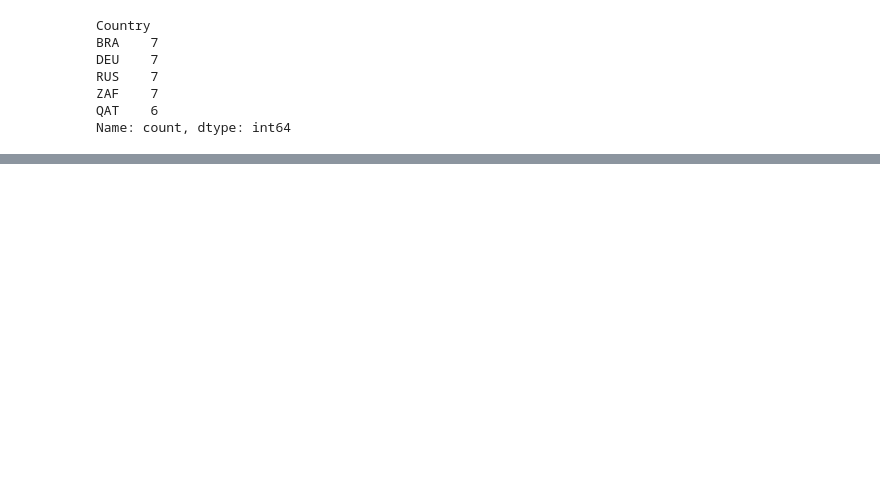
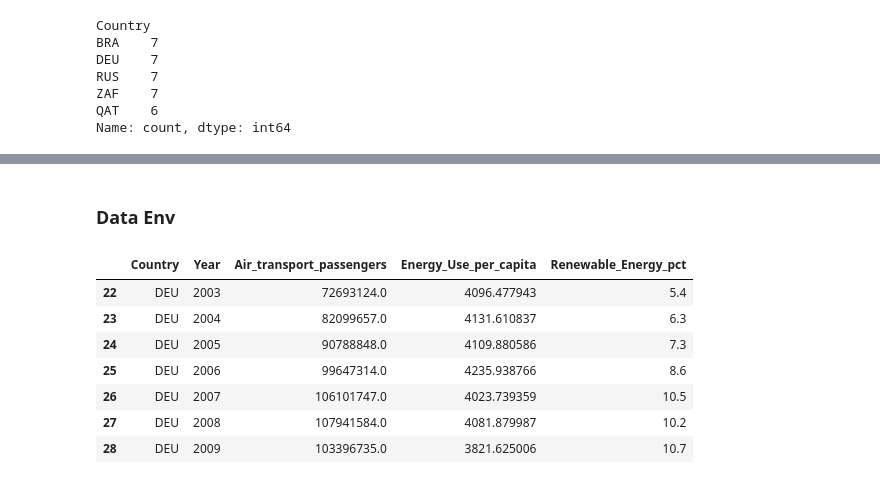
Before and after one commit to hajaraitlachgar/Impact_CDM, a Jupyter notebook: notebooks/Nettoyage.ipynb, the cells around one changed output, grey strips where cells are left out. Drawn from its saved outputs; the diff is of its cells as text; code cells hidden in the pictures; blank space fills up the shorter version.

```diff
--- a/notebooks/Nettoyage.ipynb
+++ b/notebooks/Nettoyage.ipynb
@@ -123,3 +123,20 @@ dtype: int64
 les doublants dans le dataset économique : 0
 # %%
 dfEco.to_csv('../Data Clean/cleaned_economic_world_cup_data.csv', index=False)
+# %% [markdown]
+### Data Env
+# %%
+#  Germany => [2003;2009]
+
+germny_data = dfEnv[dfEnv['Country'] == 'DEU']
+germny_data = germny_data[(germny_data['Year'] >= 2003) & (germny_data['Year'] <= 2009)]
+germny_data
+# %% [output]
+|  | Country | Year | Air_transport_passengers | Energy_Use_per_capita | Renewable_Energy_pct |
+| 22 | DEU | 2003 | 72693124.0 | 4096.477943 | 5.4 |
+| 23 | DEU | 2004 | 82099657.0 | 4131.610837 | 6.3 |
+| 24 | DEU | 2005 | 90788848.0 | 4109.880586 | 7.3 |
+| 25 | DEU | 2006 | 99647314.0 | 4235.938766 | 8.6 |
+| 26 | DEU | 2007 | 106101747.0 | 4023.739359 | 10.5 |
+| 27 | DEU | 2008 | 107941584.0 | 4081.879987 | 10.2 |
+| 28 | DEU | 2009 | 103396735.0 | 3821.625006 | 10.7 |
```
Also changed, not shown: parts of 13 cells of this notebook, 5 other files.
